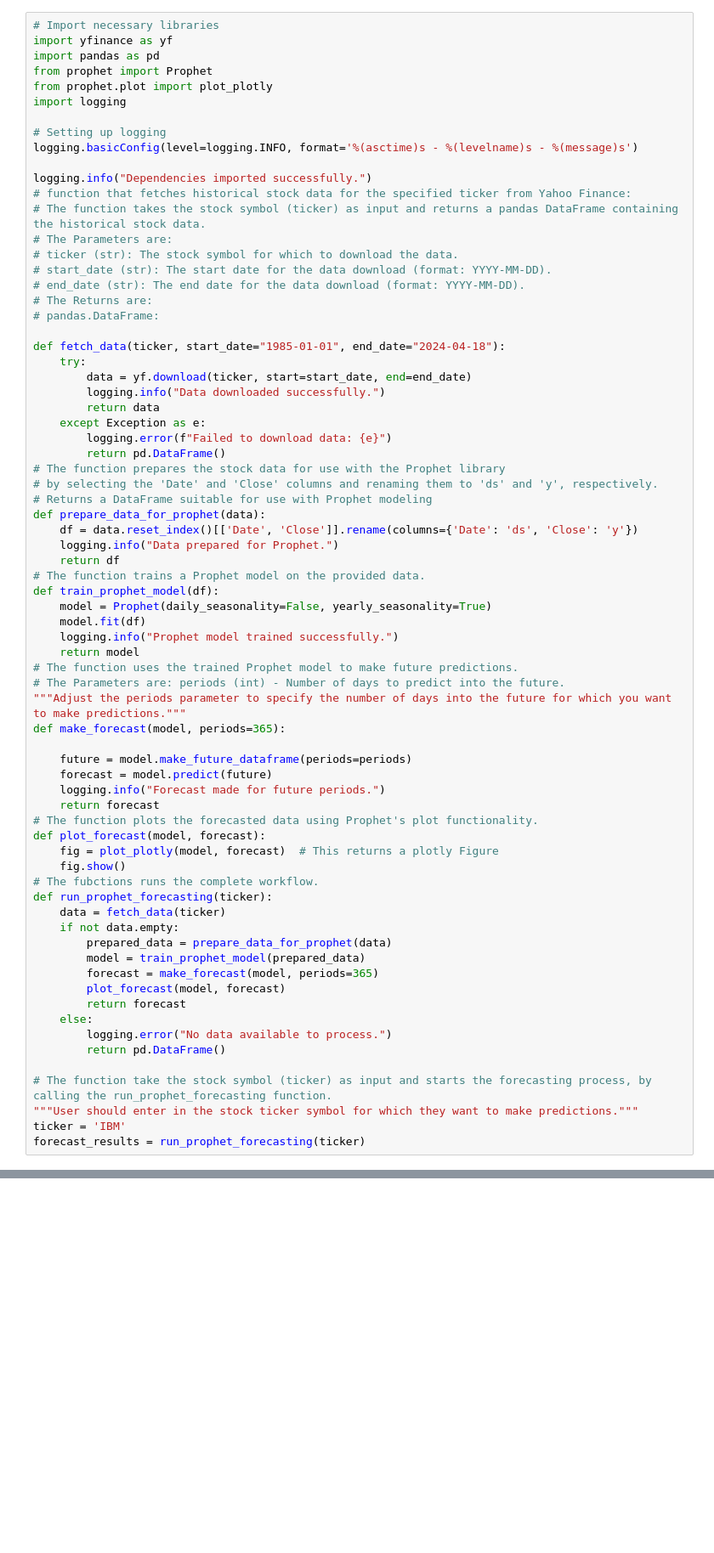
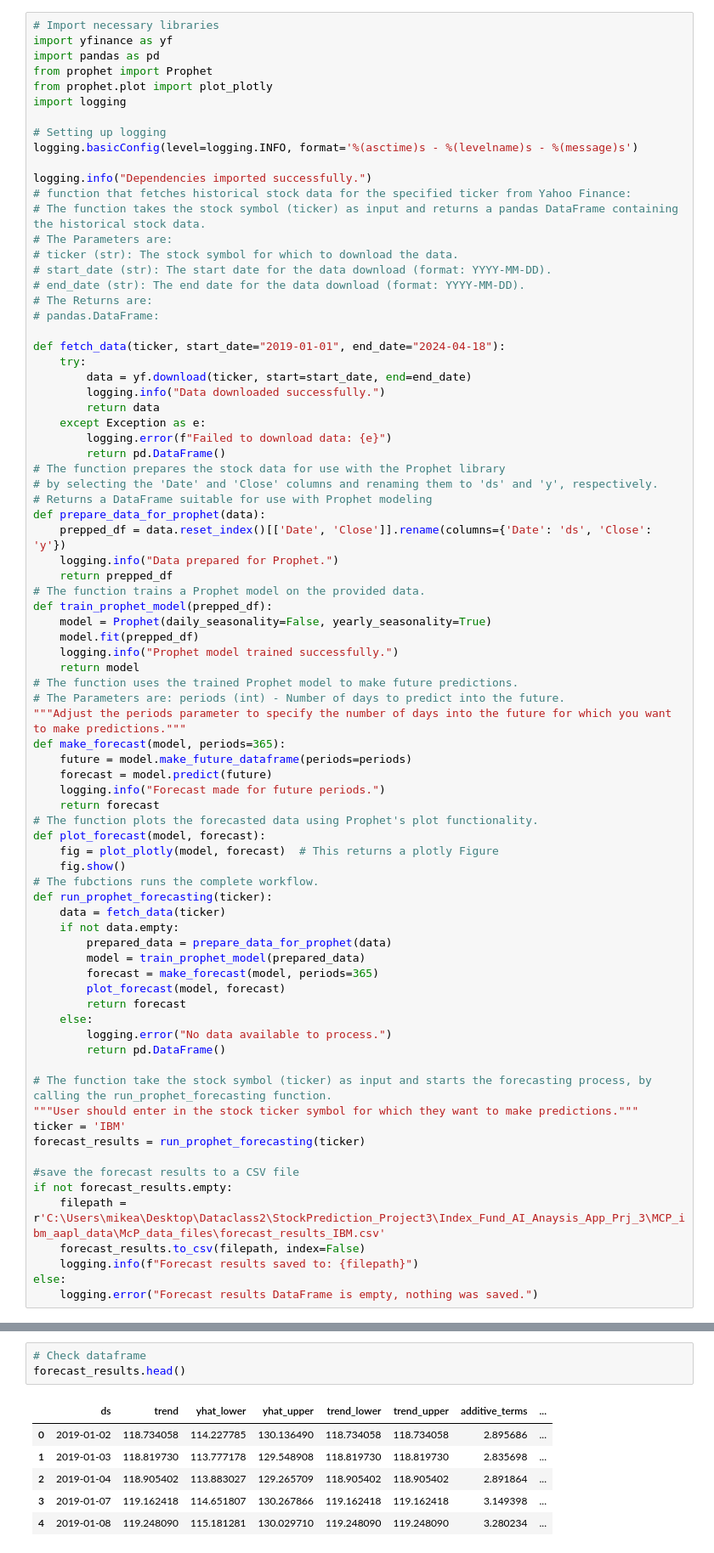
Before and after one commit to CptNatalie/Stock-Market-Prediction-Project3, a Jupyter notebook: Index_Fund_AI_Anaysis_App_Prj_3/MCP_ibm_aapl_data/MCP_ibm_prophet.ipynb, the cells around one changed output, grey strips where cells are left out. Shown at 85% size. Saved outputs shown, nothing was run; the diff lists cells and outputs as text; blank space fills up the shorter version.

Commit message:
MCP finailzed code time-series forecast has been colmpiled with news sentiment. data files have been converted to a .pdf.

```diff
--- a/Index_Fund_AI_Anaysis_App_Prj_3/MCP_ibm_aapl_data/MCP_ibm_prophet.ipynb
+++ b/Index_Fund_AI_Anaysis_App_Prj_3/MCP_ibm_aapl_data/MCP_ibm_prophet.ipynb
@@ -19,7 +19,7 @@ logging.info("Dependencies imported successfully.")
 # The Returns are:
 # pandas.DataFrame:
 
-def fetch_data(ticker, start_date="1985-01-01", end_date="2024-04-18"):
+def fetch_data(ticker, start_date="2019-01-01", end_date="2024-04-18"):
     try:
         data = yf.download(ticker, start=start_date, end=end_date)
         logging.info("Data downloaded successfully.")
@@ -31,20 +31,19 @@ def fetch_data(ticker, start_date="1985-01-01", end_date="2024-04-18"):
 # by selecting the 'Date' and 'Close' columns and renaming them to 'ds' and 'y', respectively.
 # Returns a DataFrame suitable for use with Prophet modeling
 def prepare_data_for_prophet(data):
-    df = data.reset_index()[['Date', 'Close']].rename(columns={'Date': 'ds', 'Close': 'y'})
+    prepped_df = data.reset_index()[['Date', 'Close']].rename(columns={'Date': 'ds', 'Close': 'y'})
     logging.info("Data prepared for Prophet.")
-    return df
+    return prepped_df
 # The function trains a Prophet model on the provided data.
-def train_prophet_model(df):
+def train_prophet_model(prepped_df):
     model = Prophet(daily_seasonality=False, yearly_seasonality=True)
-    model.fit(df)
+    model.fit(prepped_df)
     logging.info("Prophet model trained successfully.")
     return model
 # The function uses the trained Prophet model to make future predictions.
 # The Parameters are: periods (int) - Number of days to predict into the future.
 """Adjust the periods parameter to specify the number of days into the future for which you want to make predictions."""
 def make_forecast(model, periods=365):
-
     future = model.make_future_dataframe(periods=periods)
     forecast = model.predict(future)
     logging.info("Forecast made for future periods.")
@@ -70,4 +69,12 @@ def run_prophet_forecasting(ticker):
 """User should enter in the stock ticker symbol for which they want to make predictions."""
 ticker = 'IBM'
 forecast_results = run_prophet_forecasting(ticker)
+
+#save the forecast results to a CSV file
+if not forecast_results.empty:
+    filepath = r'C:\Users\mikea\Desktop\Dataclass2\StockPrediction_Project3\Index_Fund_AI_Anaysis_App_Prj_3\MCP_ibm_aapl_data\McP_data_files\forecast_results_IBM.csv'
+    forecast_results.to_csv(filepath, index=False)
+    logging.info(f"Forecast results saved to: {filepath}")
+else:
+    logging.error("Forecast results DataFrame is empty, nothing was saved.")
 # %% [output]
@@ -91,0 +100,10 @@ cwd: None
+# %%
+# Check dataframe
+forecast_results.head()
+# %% [output]
+|  | ds | trend | yhat_lower | yhat_upper | trend_lower | trend_upper | additive_terms | ... |
+| 0 | 2019-01-02 | 118.734058 | 114.227785 | 130.136490 | 118.734058 | 118.734058 | 2.895686 | ... |
+| 1 | 2019-01-03 | 118.819730 | 113.777178 | 129.548908 | 118.819730 | 118.819730 | 2.835698 | ... |
+| 2 | 2019-01-04 | 118.905402 | 113.883027 | 129.265709 | 118.905402 | 118.905402 | 2.891864 | ... |
+| 3 | 2019-01-07 | 119.162418 | 114.651807 | 130.267866 | 119.162418 | 119.162418 | 3.149398 | ... |
+| 4 | 2019-01-08 | 119.248090 | 115.181281 | 130.029710 | 119.248090 | 119.248090 | 3.280234 | ... |
```
Also changed, not shown: parts of 1 cell of this notebook, 10 other files.
